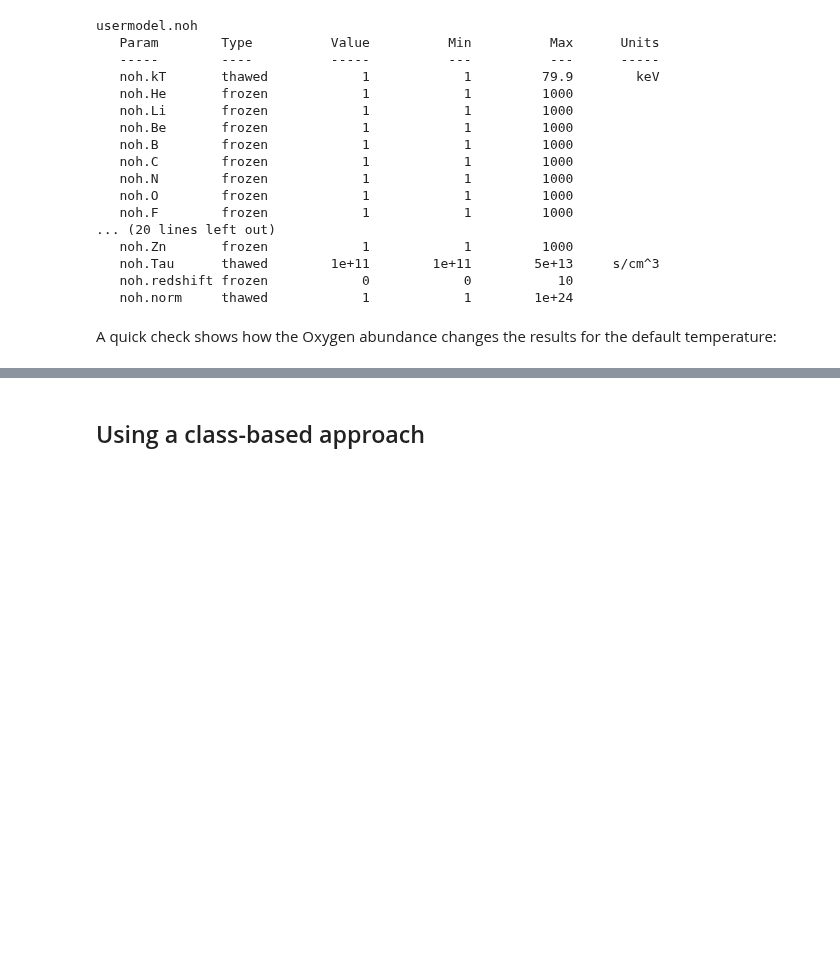
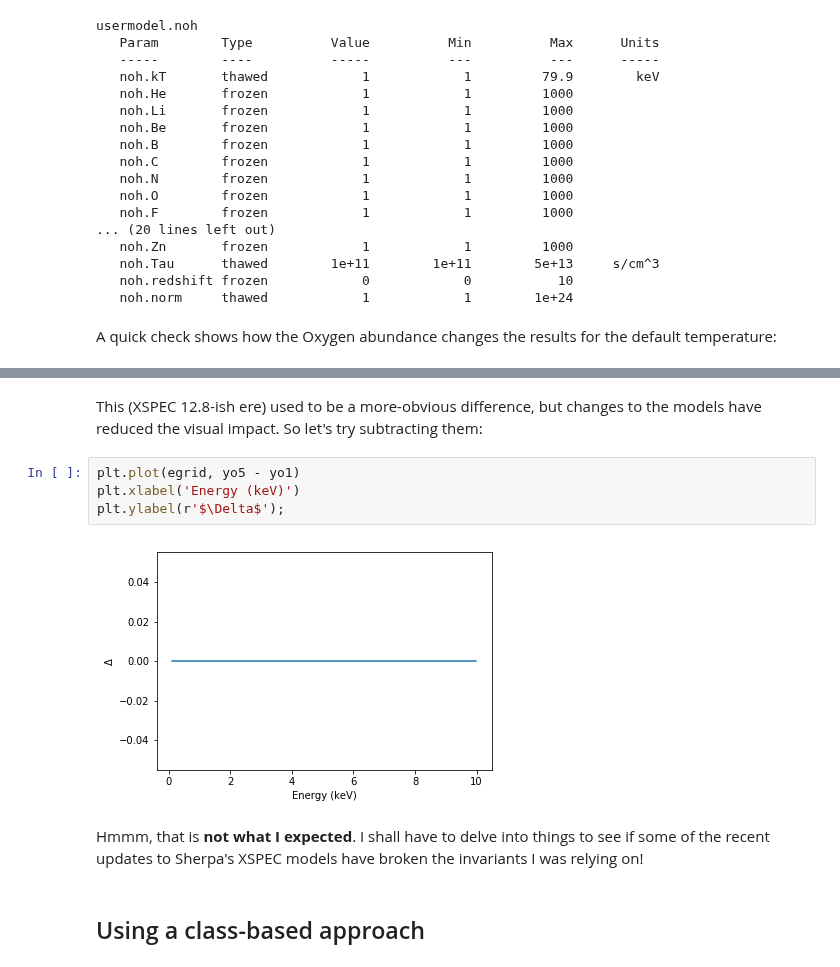
Before and after one commit to DougBurke/sherpa-standalone-notebooks, a Jupyter notebook: extending existing models (and XSPEC).ipynb, the cells around one changed output, grey strips where cells are left out. Drawn from its saved outputs; the diff is of its cells as text; blank space fills up the shorter version.

```diff
--- a/extending existing models (and XSPEC).ipynb
+++ b/extending existing models (and XSPEC).ipynb
@@ -376,3 +393,14 @@ plt.plot(egrid, noh(egrid))
+# %% [markdown]
+This (XSPEC 12.8-ish ere) used to be a more-obvious difference, but changes to the models have reduced the visual impact. So let's try subtracting them:
+# %%
+plt.plot(egrid, yo5 - yo1)
+plt.xlabel('Energy (keV)')
+plt.ylabel(r'$\Delta$');
+# %% [output]
+[figure, added]
+# %% [markdown]
+Hmmm, that is **not what I expected**. I shall have to delve into things to see if some of the recent updates to
+Sherpa's XSPEC models have broken the invariants I was relying on!
 # %% [markdown]
 ## Using a class-based approach
 # %% [markdown]
```
Also changed, not shown: parts of 32 cells of this notebook.
